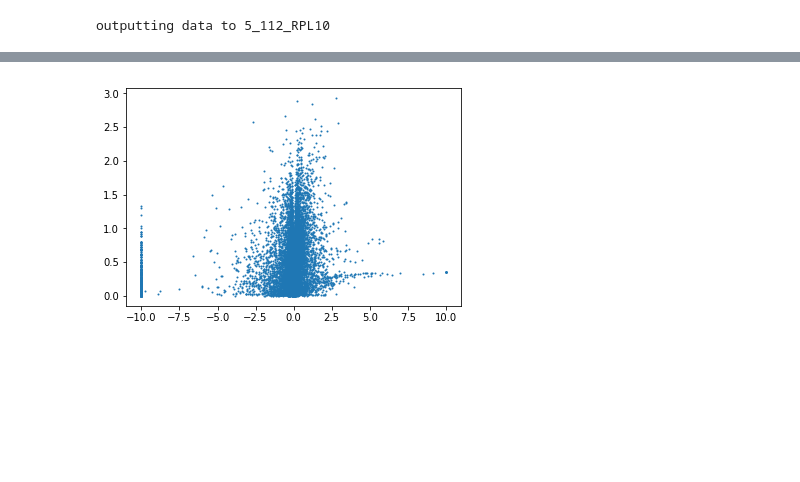
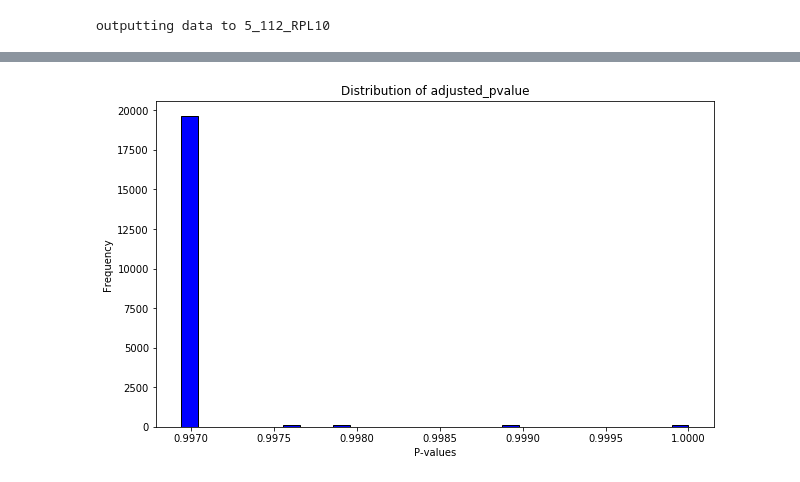
Before and after one commit to MeltemTutar/huang, a Jupyter notebook: Respond/Mutated_gene_expression_clean.ipynb, the cells around one changed output, grey strips where cells are left out. Saved outputs shown, nothing was run; the diff lists cells and outputs as text; code cells hidden in the pictures; blank space fills up the shorter version.

```diff
--- a/Respond/Mutated_gene_expression_clean.ipynb
+++ b/Respond/Mutated_gene_expression_clean.ipynb
@@ -64,10 +77,10 @@ def preprocess_and_combine_mutation_expression(maf_df, expression_df):
 
     express_mut_genes_df['mutation'].fillna(0, inplace=True)
 
-    return express_mut_genes_df
+    return express_mut_genes_df, filtered_expression_df
 
 
-mutation_expression_df =  preprocess_and_combine_mutation_expression(maf_df, expression_df_melted)
+mutation_expression_df, filtered_expression_df =  preprocess_and_combine_mutation_expression(maf_df, expression_df_melted)
 # %% [output]
 A value is trying to be set on a copy of a slice from a DataFrame.
 Try using .loc[row_indexer,col_indexer] = value instead
@@ -83,6 +96,10 @@ def calculate_log_fold(list_mutated, list_non_mutated):
 # %%
 def calculate_pvalue_wilcox_ranksum(list_mutated, list_non_mutated):
      return ranksums(list_mutated, list_non_mutated).pvalue
+# %%
+def calculate_adjusted_pvalue(pvalues, method='fdr_bh'):
+    _, corrected_pvalues, _, _ = multitest.multipletests(pvalues, method=method)
+    return corrected_pvalues
 # %%
 def generate_stats_per_gene(express_mut_genes_df, target_gene):
     """
@@ -121,6 +138,9 @@ def generate_stats_per_gene(express_mut_genes_df, target_gene):
     # Clip outliers in 'logFC' column
     combined_data['logFC'] = combined_data['logFC'].clip(lower=-10, upper=10)
 
+    # calculate adjusted p-value
+    combined_data['adjusted_pvalue'] = calculate_adjusted_pvalue(combined_data['pvalue'].values)
+
     # Output data to csv
     combined_data.drop(columns=['gene_expression_log2_mutated', 'gene_expression_log2_non_mutated'], inplace=True)
 
@@ -157 +164,14 @@ volcano_plot_df
+# %%
+def histogram_of_column(df, column):
+    # Plot the distribution of p-values
+    plt.figure(figsize=(10, 6))
+    plt.hist(df[column], bins=30, color='blue', edgecolor='black')
+    plt.title(f'Distribution of {column}')
+    plt.xlabel('P-values')
+    plt.ylabel('Frequency')
+    plt.show()
+# %%
+histogram_of_column(volcano_plot_df, column='adjusted_pvalue')
+# %% [output]
+[figure, added]
 # %%
@@ -161,4 +180,0 @@ def make_volcano_plot(file_path):
-# %%
-make_volcano_plot(gene_file_path)
-# %% [output]
-[figure, removed]
```
Also changed, not shown: parts of 8 cells of this notebook.
